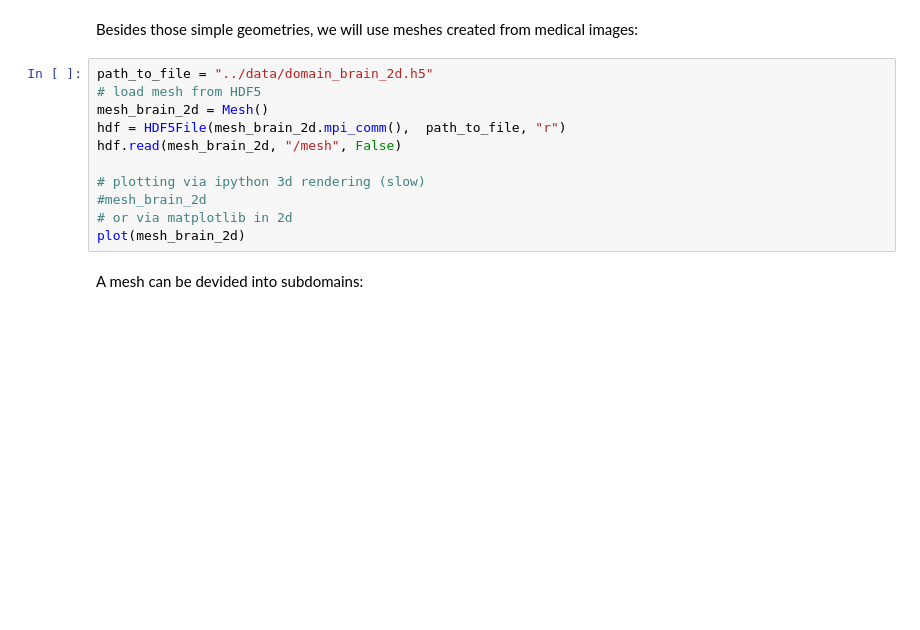
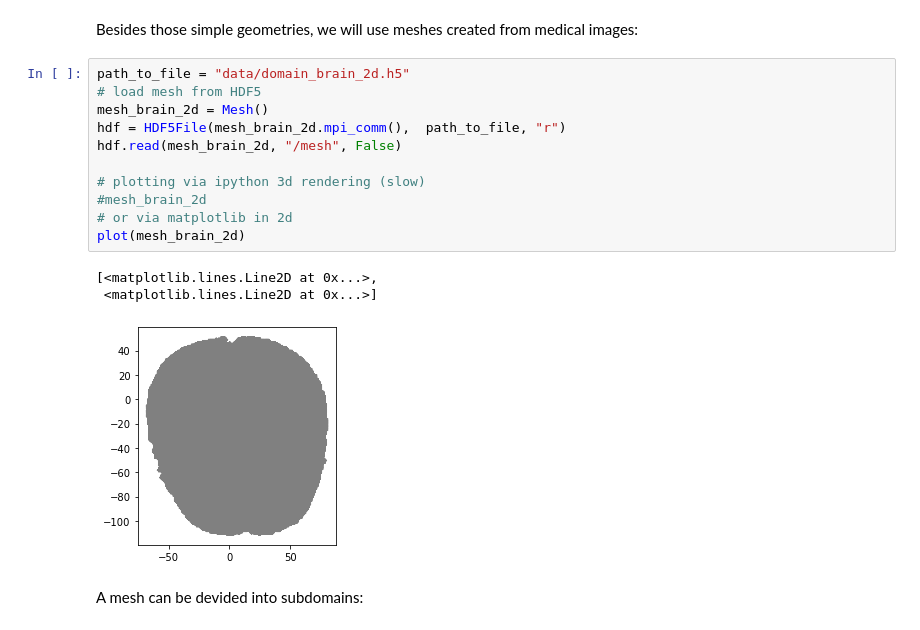
Before and after one commit to danielabler/femII_fenics_2019, a Jupyter notebook: 00_intro_to_fenics.ipynb, the cells around one changed output. Cells and saved outputs as stored; diff of their text form; blank space fills up the shorter version.

```diff
--- a/00_intro_to_fenics.ipynb
+++ b/00_intro_to_fenics.ipynb
@@ -75,16 +117,20 @@ file << mesh_3d;
 # %% [markdown]
 Besides those simple geometries, we will use meshes created from medical images:
 # %%
-path_to_file = "../data/domain_brain_2d.h5"
+path_to_file = "data/domain_brain_2d.h5"
 # load mesh from HDF5
 mesh_brain_2d = Mesh()
 hdf = HDF5File(mesh_brain_2d.mpi_comm(),  path_to_file, "r")
 hdf.read(mesh_brain_2d, "/mesh", False)
 
 # plotting via ipython 3d rendering (slow)
 #mesh_brain_2d
 # or via matplotlib in 2d
 plot(mesh_brain_2d)
+# %% [output]
+[<matplotlib.lines.Line2D at 0x...>,
+ <matplotlib.lines.Line2D at 0x...>]
+[figure, added]
 # %% [markdown]
 A mesh can be devided into subdomains:
 # %%
```
Also changed, not shown: parts of 17 cells of this notebook.
